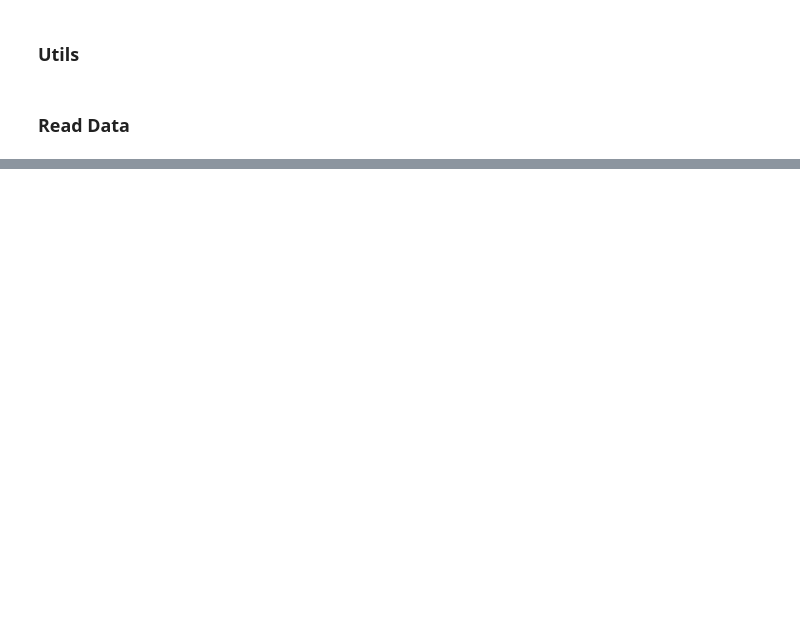
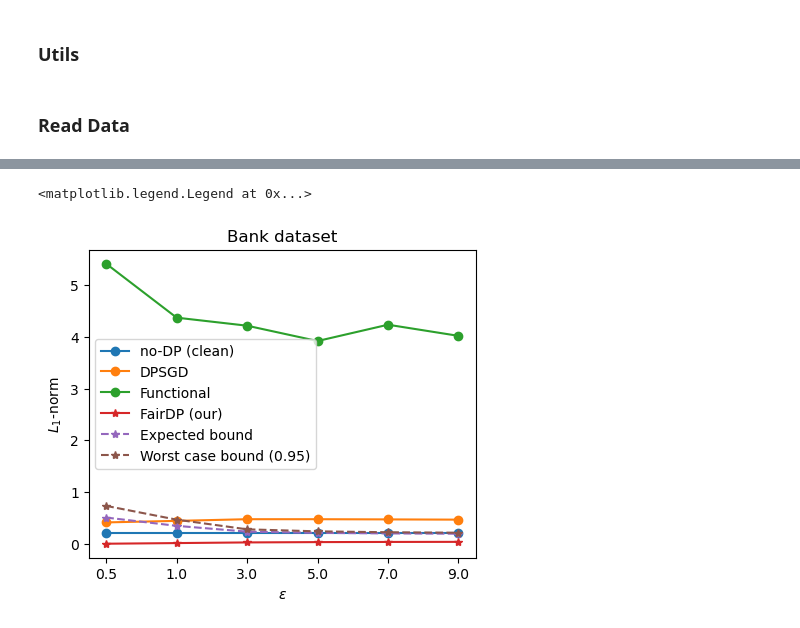
Before and after one commit to khangtran2020/FairDP, a Jupyter notebook: result_plotting.ipynb, the cells around one changed output, grey strips where cells are left out. Saved outputs shown, nothing was run; the diff lists cells and outputs as text; code cells hidden in the pictures; blank space fills up the shorter version.

```diff
--- a/result_plotting.ipynb
+++ b/result_plotting.ipynb
@@ -109,0 +421,23 @@ female_df = test_df[test_df['z'] == 0]
+# %%
+clip = 2.0
+tbound = []
+wbound = []
+for i, ns in enumerate(noise_scale):
+    tilde_sigma = get_tilde_sigma(ns=ns, clip=clip, bz1=245, bz2=17)
+    tbound.append(expected_bound(ns=tilde_sigma, clip=clip, num_params=len(feature_cols), lr = 0.0104))
+    wbound.append(worstcase_bound(ns=tilde_sigma, num_params=len(feature_cols), lr = 0.0104))
+# %%
+plt.plot(range(len(epsilon)), np.ones(len(epsilon))*0.21288373080166903, '-o', label = 'no-DP (clean)')
+plt.plot(range(len(epsilon)), disp_dpsgd, '-o', label = 'DPSGD')
+plt.plot(range(len(epsilon)), disp_func, '-o', label = 'Functional')
+plt.plot(range(len(epsilon)), disp_imp_fairdp, '-*', label = 'FairDP (our)')
+plt.plot(range(len(epsilon)), tbound, '--*', label = 'Expected bound')
+plt.plot(range(len(epsilon)), wbound, '--*', label = 'Worst case bound (0.95)')
+plt.ylabel(r'$L_1$-norm')
+plt.xlabel(r'$\epsilon$')
+plt.title('Bank dataset')
+plt.xticks(range(len(epsilon)), epsilon)
+plt.legend()
+# %% [output]
+<matplotlib.legend.Legend at 0x...>
+[figure, added]
```
Also changed, not shown: parts of 9 cells of this notebook, 2 other files.
